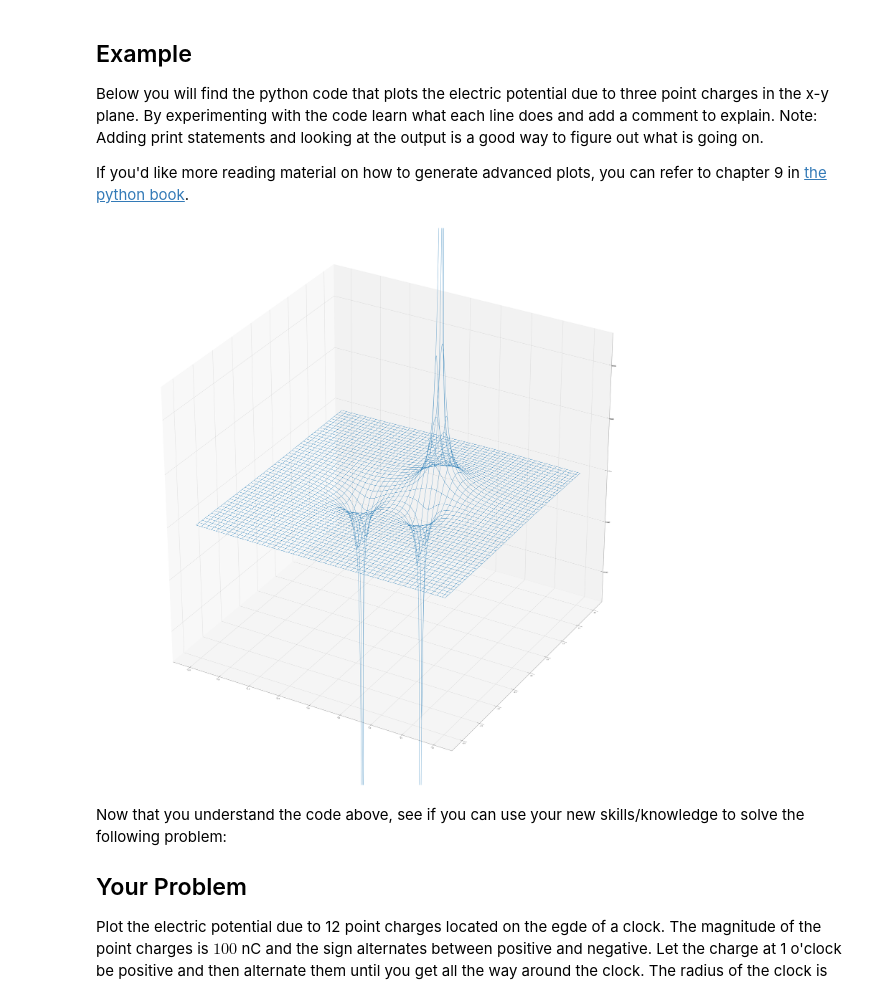
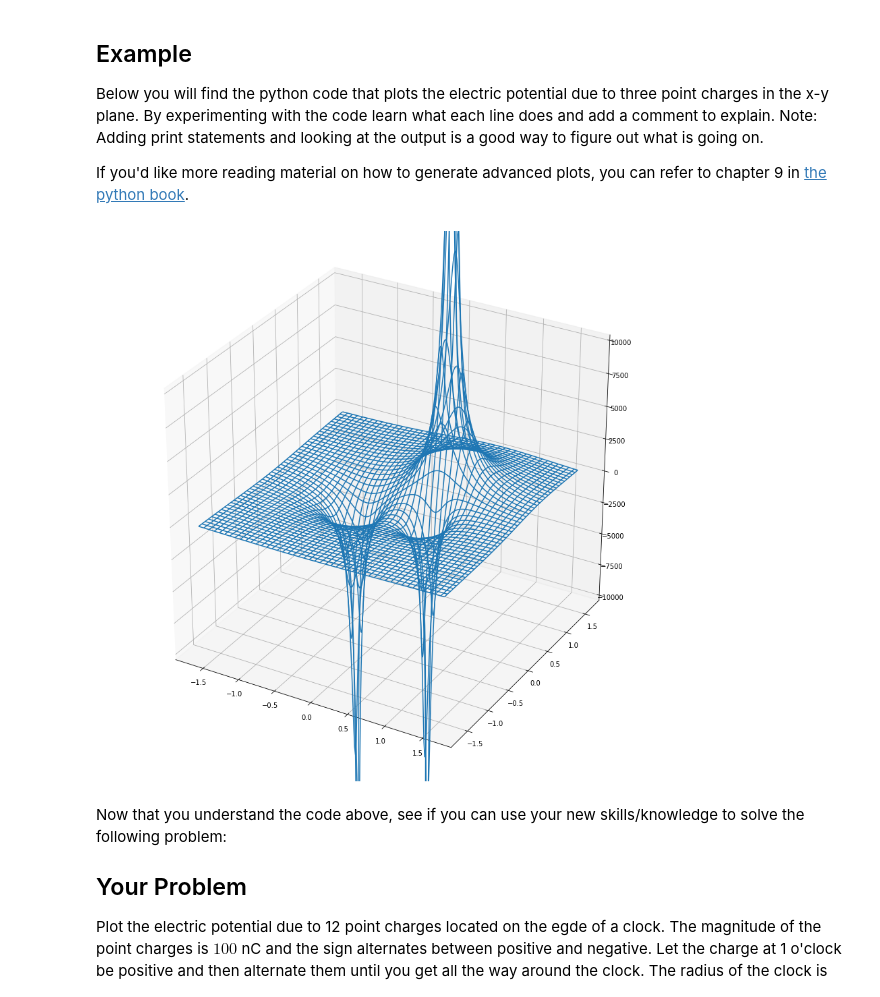
Before and after one commit to lancejnelson/PH220, a Jupyter notebook: course_docs/numericalHW/potentialPlot.ipynb, the cells around one changed output. Saved outputs shown, nothing was run; the diff lists cells and outputs as text; code cells hidden in the pictures.

Commit message:
Updated potential plot with better plot range.

```diff
--- a/course_docs/numericalHW/potentialPlot.ipynb
+++ b/course_docs/numericalHW/potentialPlot.ipynb
@@ -13,25 +13,25 @@ If you'd like more reading material on how to generate advanced plots, you can r
 # %%
 from numpy import arange,meshgrid,sqrt
 from matplotlib import pyplot
 from mpl_toolkits.mplot3d import Axes3D
 
-x = arange(-2,2,.012)
-y = arange(-2,2,.01)
+x = arange(-1.65,1.65,.012)
+y = arange(-1.65,1.65,.01)
 X,Y = meshgrid(x,y)
 
 k = 8.99e9
 q1 = -100e-9
 q2 = -100e-9
 q3 = 200e-9
 
 V = k * q1/sqrt((X-0.5)**2 + Y**2) + k * q2/sqrt((X+0.5)**2 + Y**2) + k * q3/sqrt((X-0.5)**2 + (Y-0.5)**2)
-fig = pyplot.figure(figsize = (75,75))
+fig = pyplot.figure(figsize = (15,15))
 ax = fig.gca(projection='3d')
 ax.plot_wireframe(X,Y,V)  # you can also try plot_surface for a little different look.
-ax.set_zlim(-25000,25000)
+ax.set_zlim(-10000,10000)
 pyplot.show()
 # %% [output]
-[figure, old version]
+[figure, new version]
 # %% [markdown]
 Now that you understand the code above, see if you can use your new skills/knowledge to solve the following problem:
 
```
